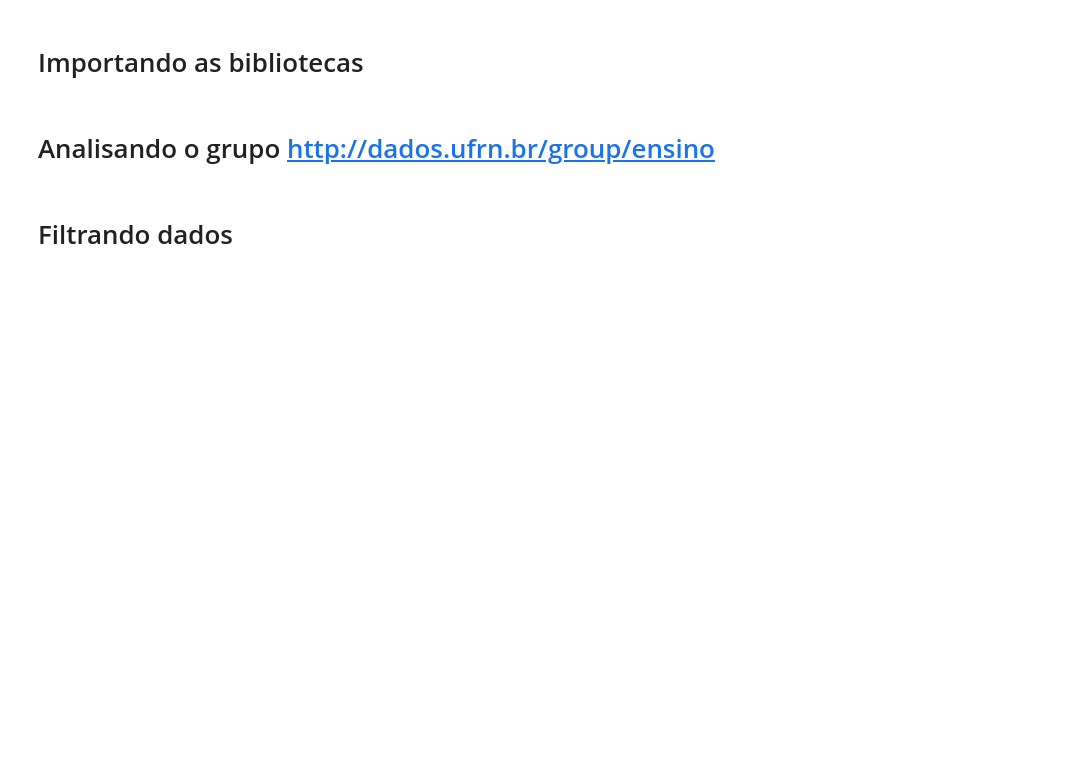
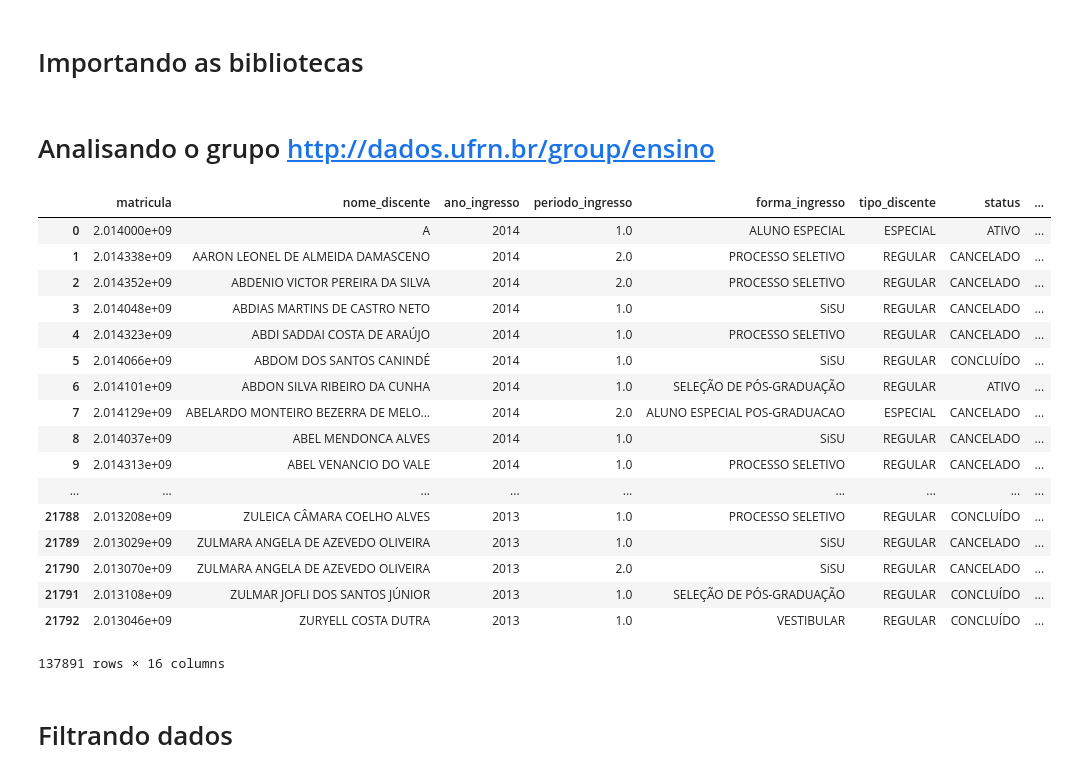
Before and after one commit to jeowf/pos-ufrn, a Jupyter notebook: Trabalho_Unidade_2.ipynb, the cells around one changed output. Saved outputs shown, nothing was run; the diff lists cells and outputs as text; code cells hidden in the pictures; blank space fills up the shorter version.

```diff
--- a/Trabalho_Unidade_2.ipynb
+++ b/Trabalho_Unidade_2.ipynb
@@ -55,5 +55,26 @@ for i in alunos_url:
 bolsas = pd.read_csv(bolsas_url, sep=';')
 #criar um dataframe com todas as listas
 alunos_all = pd.concat(alunos)
+# %%
+alunos_all
+# %% [output]
+|  | matricula | nome_discente | ano_ingresso | periodo_ingresso | forma_ingresso | tipo_discente | status | ... |
+| 0 | 2.014000e+09 | A | 2014 | 1.0 | ALUNO ESPECIAL | ESPECIAL | ATIVO | ... |
+| 1 | 2.014338e+09 | AARON LEONEL DE ALMEIDA DAMASCENO | 2014 | 2.0 | PROCESSO SELETIVO | REGULAR | CANCELADO | ... |
+| 2 | 2.014352e+09 | ABDENIO VICTOR PEREIRA DA SILVA | 2014 | 2.0 | PROCESSO SELETIVO | REGULAR | CANCELADO | ... |
+| 3 | 2.014048e+09 | ABDIAS MARTINS DE CASTRO NETO | 2014 | 1.0 | SiSU | REGULAR | CANCELADO | ... |
+| 4 | 2.014323e+09 | ABDI SADDAI COSTA DE ARAÚJO | 2014 | 1.0 | PROCESSO SELETIVO | REGULAR | CANCELADO | ... |
+| 5 | 2.014066e+09 | ABDOM DOS SANTOS CANINDÉ | 2014 | 1.0 | SiSU | REGULAR | CONCLUÍDO | ... |
+| 6 | 2.014101e+09 | ABDON SILVA RIBEIRO DA CUNHA | 2014 | 1.0 | SELEÇÃO DE PÓS-GRADUAÇÃO | REGULAR | ATIVO | ... |
+| 7 | 2.014129e+09 | ABELARDO MONTEIRO BEZERRA DE MELO... | 2014 | 2.0 | ALUNO ESPECIAL POS-GRADUACAO | ESPECIAL | CANCELADO | ... |
+| 8 | 2.014037e+09 | ABEL MENDONCA ALVES | 2014 | 1.0 | SiSU | REGULAR | CANCELADO | ... |
+| 9 | 2.014313e+09 | ABEL VENANCIO DO VALE | 2014 | 1.0 | PROCESSO SELETIVO | REGULAR | CANCELADO | ... |
+| ... | ... | ... | ... | ... | ... | ... | ... | ... |
+| 21788 | 2.013208e+09 | ZULEICA CÂMARA COELHO ALVES | 2013 | 1.0 | PROCESSO SELETIVO | REGULAR | CONCLUÍDO | ... |
+| 21789 | 2.013029e+09 | ZULMARA ANGELA DE AZEVEDO OLIVEIRA | 2013 | 1.0 | SiSU | REGULAR | CANCELADO | ... |
+| 21790 | 2.013070e+09 | ZULMARA ANGELA DE AZEVEDO OLIVEIRA | 2013 | 2.0 | SiSU | REGULAR | CANCELADO | ... |
+| 21791 | 2.013108e+09 | ZULMAR JOFLI DOS SANTOS JÚNIOR | 2013 | 1.0 | SELEÇÃO DE PÓS-GRADUAÇÃO | REGULAR | CONCLUÍDO | ... |
+| 21792 | 2.013046e+09 | ZURYELL COSTA DUTRA | 2013 | 1.0 | VESTIBULAR | REGULAR | CONCLUÍDO | ... |
+137891 rows × 16 columns
 # %% [markdown]
 # Filtrando dados
```
Also changed, not shown: parts of 14 cells of this notebook.
